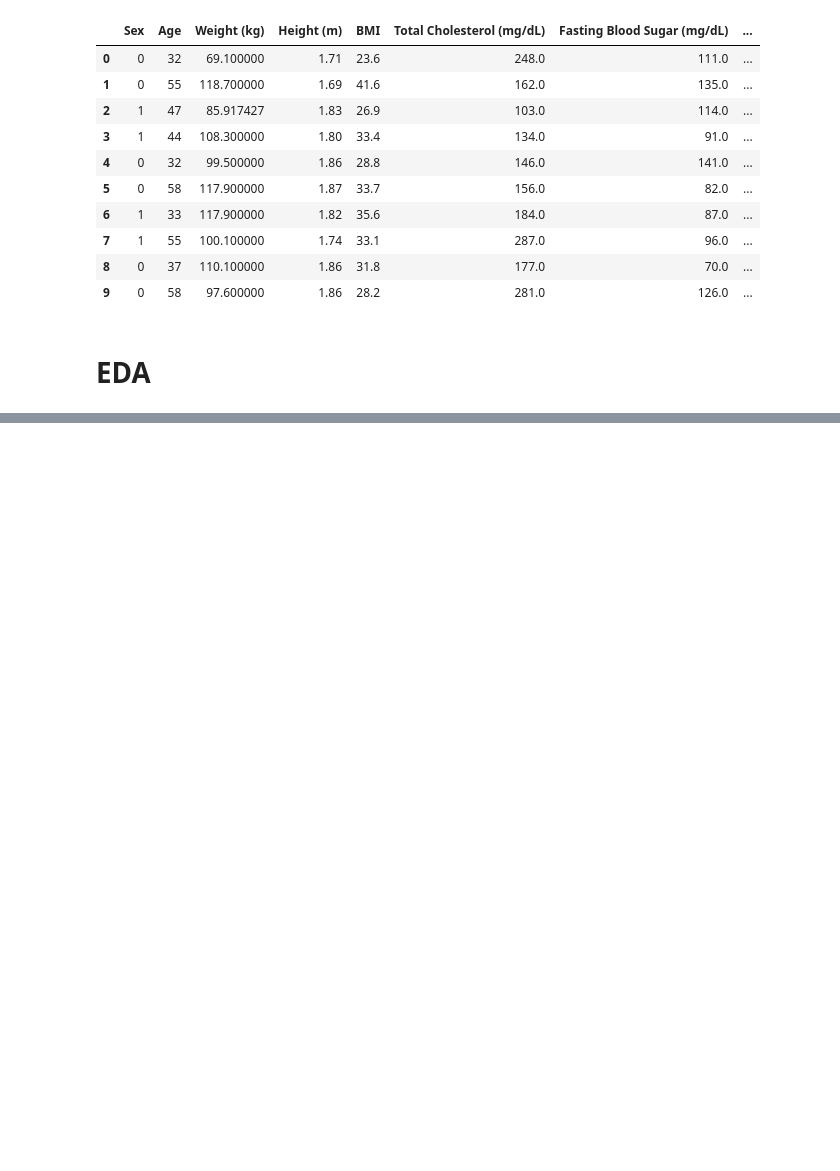
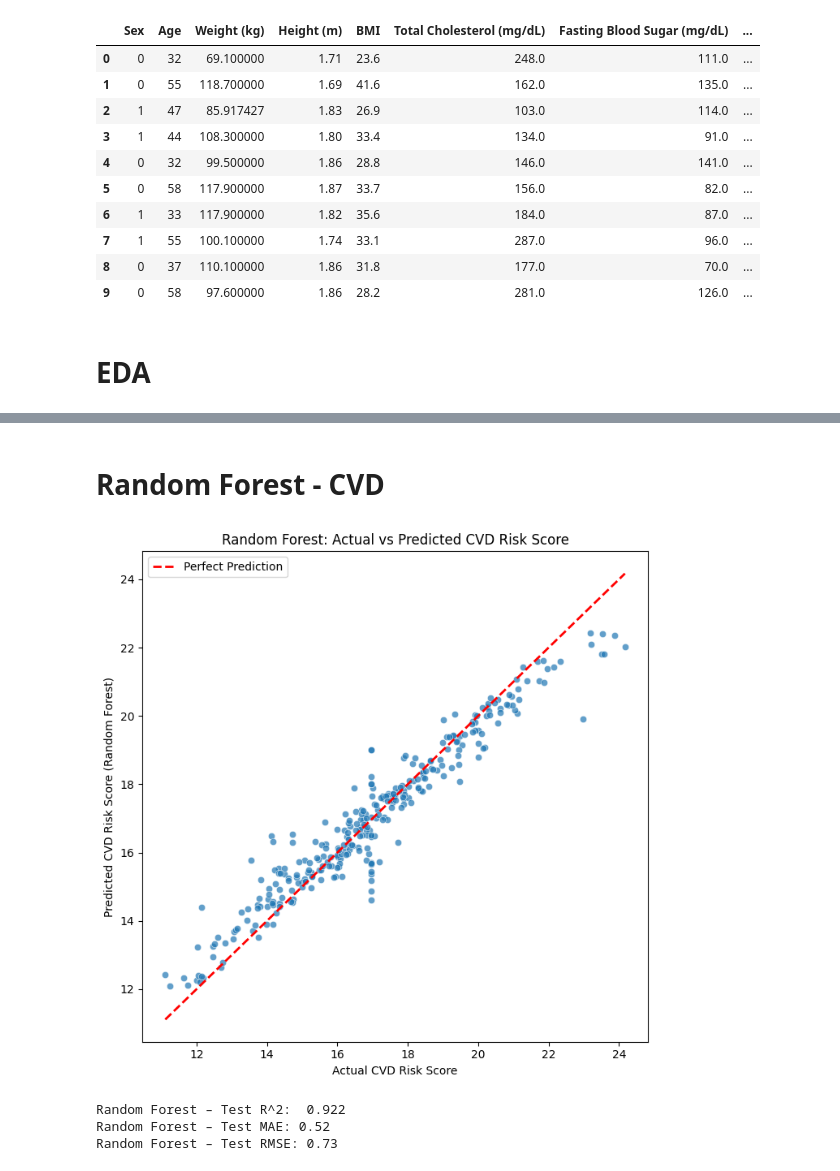
Before and after one commit to DS3001-Group-P/Final-Project, a Jupyter notebook: milestone3.ipynb, the cells around one changed output, grey strips where cells are left out. Saved outputs shown, nothing was run; the diff lists cells and outputs as text; code cells hidden in the pictures; blank space fills up the shorter version.

```diff
--- a/milestone3.ipynb
+++ b/milestone3.ipynb
@@ -204,0 +243,59 @@ memory usage: 191.3 KB
+# %% [markdown]
+# Random Forest - CVD
+# %%
+from sklearn.model_selection import train_test_split
+from sklearn.ensemble import RandomForestRegressor
+from sklearn.metrics import r2_score, mean_absolute_error, mean_squared_error
+import matplotlib.pyplot as plt
+import seaborn as sns
+import numpy as np
+
+
+# target
+y = model_data['CVD Risk Score']
+
+# remove target
+X = model_data.drop(columns=['CVD Risk Score'])
+
+X_train, X_test, y_train, y_test = train_test_split(
+    X, y, test_size=0.2, random_state=42
+)
+
+# random forest regressor
+rf_reg = RandomForestRegressor(
+    n_estimators=200,
+    random_state=42,
+    n_jobs=-1
+)
+rf_reg.fit(X_train, y_train)
+
+# predictions
+y_pred_rf = rf_reg.predict(X_test)
+
+
+# Plot
+plt.figure(figsize=(7,7))
+sns.scatterplot(x=y_test, y=y_pred_rf, alpha=0.7)
+plt.plot([y_test.min(), y_test.max()],
+         [y_test.min(), y_test.max()],
+         'r--', lw=2, label='Perfect Prediction')
+plt.xlabel("Actual CVD Risk Score")
+plt.ylabel("Predicted CVD Risk Score (Random Forest)")
+plt.title("Random Forest: Actual vs Predicted CVD Risk Score")
+plt.legend()
+plt.tight_layout()
+plt.show()
+
+# evaluation
+r2 = r2_score(y_test, y_pred_rf)
+mae = mean_absolute_error(y_test, y_pred_rf)
+rmse = np.sqrt(mean_squared_error(y_test, y_pred_rf))
+
+print(f"Random Forest – Test R^2:  {r2:.3f}")
+print(f"Random Forest – Test MAE: {mae:.2f}")
+print(f"Random Forest – Test RMSE: {rmse:.2f}")
+# %% [output]
+[figure, added]
+Random Forest – Test R^2:  0.922
+Random Forest – Test MAE: 0.52
+Random Forest – Test RMSE: 0.73
```
Also changed, not shown: parts of 15 cells of this notebook.
